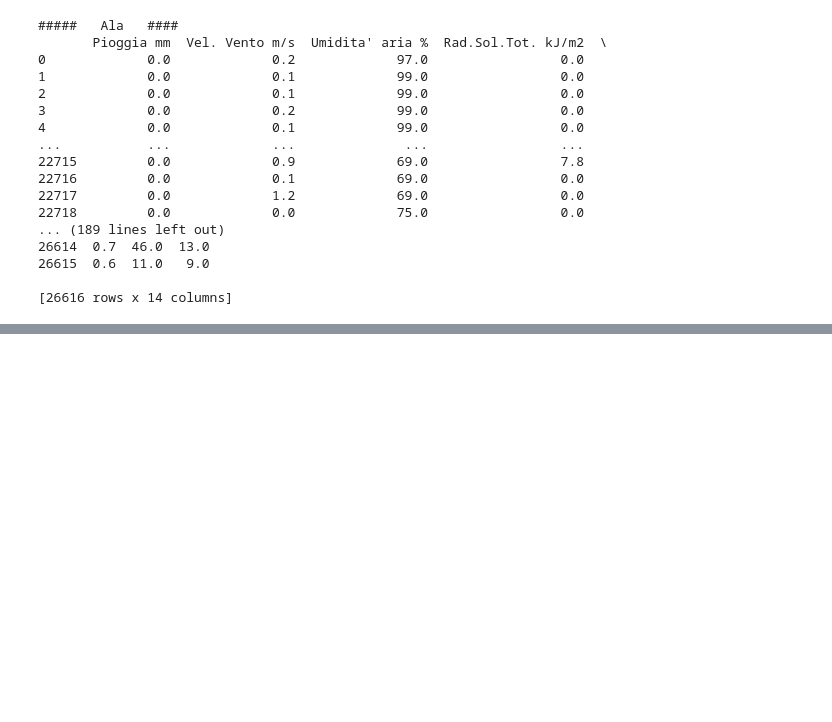
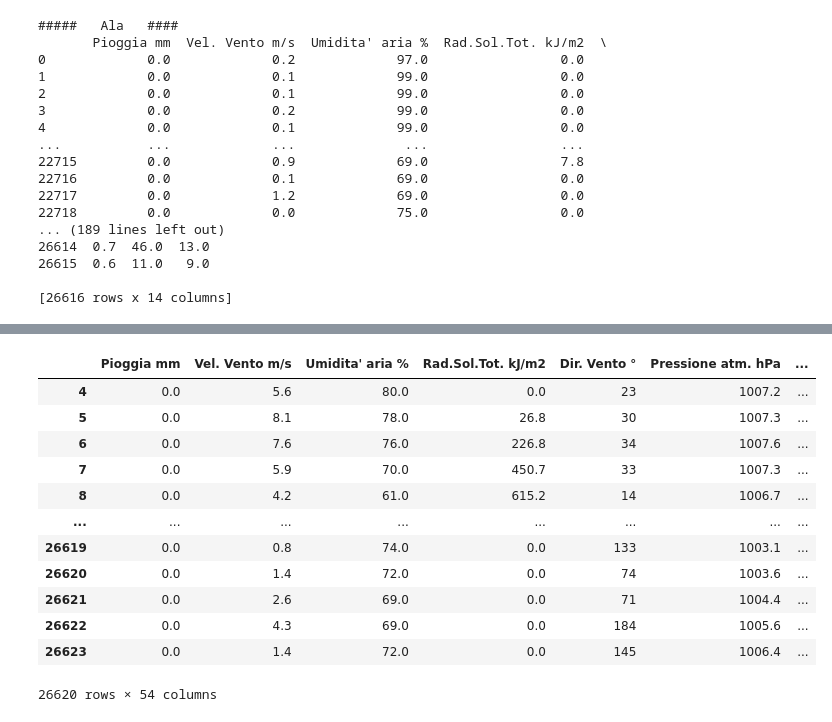
Before and after one commit to IZerab/Tesi_Triennale, a Jupyter notebook: Untitled3.ipynb, the cells around one changed output, grey strips where cells are left out. Saved outputs shown, nothing was run; the diff lists cells and outputs as text; code cells hidden in the pictures; blank space fills up the shorter version.

```diff
--- a/Untitled3.ipynb
+++ b/Untitled3.ipynb
@@ -381,3 +381,11 @@ for i in key_stations:
 26615  0.6  11.0   9.0
 
 [26616 rows x 14 columns]
+# %%
+# I drop the stations that measures road data, because the reaction in presence of NO2
+key_stations = ['Riva','Rovereto','Santa Chiara']
+target = {}
+# I create the target vector
+for i in key_stations:
+    target[i] = df[i].loc[:, "O3"]
+    print(target[i])
@@ -383,0 +410,22 @@ for i in key_stations:
+# %%
+df = m_d.temporal_shift(df,key_stations)
+# %%
+# warning: this part is dependant on the backward time we consider
+for i in key_stations:
+    df[i].drop([0,1,2,3], inplace=True)
+# %%
+df["Riva"]
+# %% [output]
+|  | Pioggia mm | Vel. Vento m/s | Umidita' aria % | Rad.Sol.Tot. kJ/m2 | Dir. Vento ° | Pressione atm. hPa | ... |
+| 4 | 0.0 | 5.6 | 80.0 | 0.0 | 23 | 1007.2 | ... |
+| 5 | 0.0 | 8.1 | 78.0 | 26.8 | 30 | 1007.3 | ... |
+| 6 | 0.0 | 7.6 | 76.0 | 226.8 | 34 | 1007.6 | ... |
+| 7 | 0.0 | 5.9 | 70.0 | 450.7 | 33 | 1007.3 | ... |
+| 8 | 0.0 | 4.2 | 61.0 | 615.2 | 14 | 1006.7 | ... |
+| ... | ... | ... | ... | ... | ... | ... | ... |
+| 26619 | 0.0 | 0.8 | 74.0 | 0.0 | 133 | 1003.1 | ... |
+| 26620 | 0.0 | 1.4 | 72.0 | 0.0 | 74 | 1003.6 | ... |
+| 26621 | 0.0 | 2.6 | 69.0 | 0.0 | 71 | 1004.4 | ... |
+| 26622 | 0.0 | 4.3 | 69.0 | 0.0 | 184 | 1005.6 | ... |
+| 26623 | 0.0 | 1.4 | 72.0 | 0.0 | 145 | 1006.4 | ... |
+26620 rows × 54 columns
```
Also changed, not shown: parts of 4 cells of this notebook, 1 other file.
